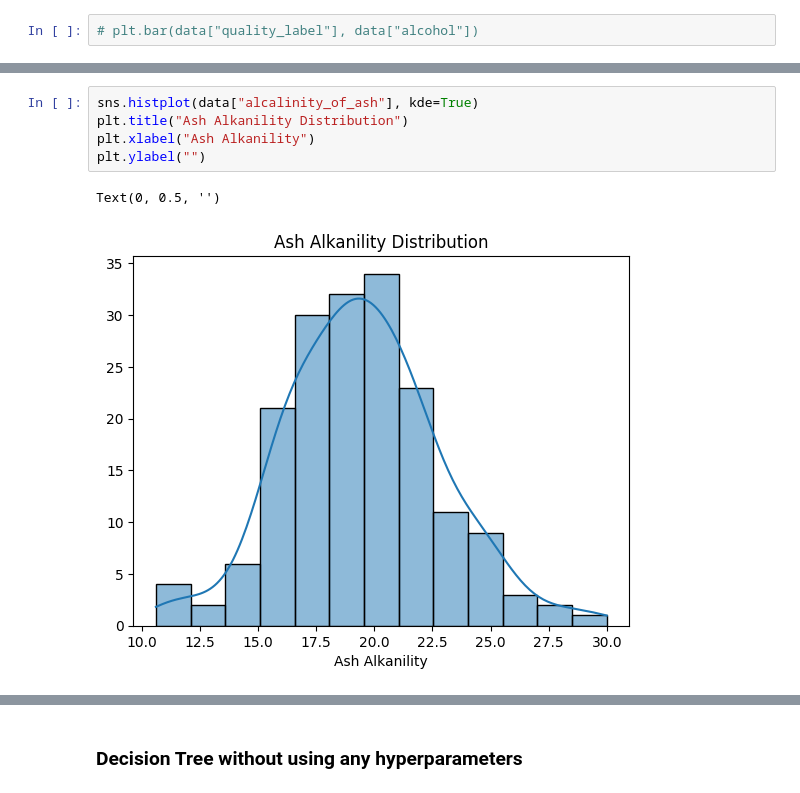
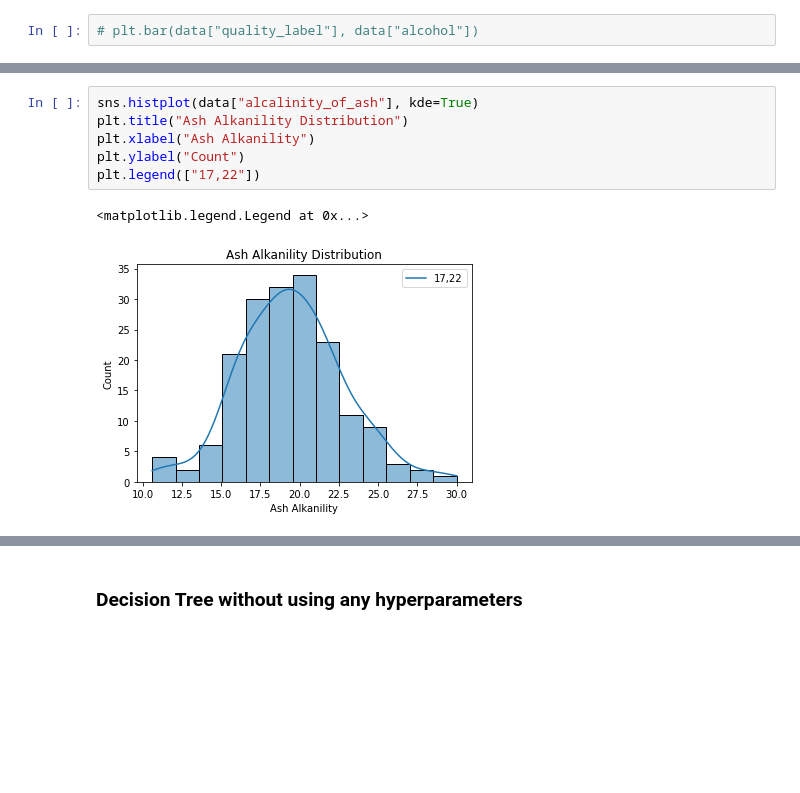
Before and after one commit to Kaustuv-Karki/Data-mining, a Jupyter notebook: DecisionTree/DecisionTree.ipynb, the cells around one changed output, grey strips where cells are left out. Cells and saved outputs as stored; diff of their text form; blank space fills up the shorter version.

```diff
--- a/DecisionTree/DecisionTree.ipynb
+++ b/DecisionTree/DecisionTree.ipynb
@@ -216,11 +219,12 @@ Text(0, 0.5, '')
 # %%
 sns.histplot(data["alcalinity_of_ash"], kde=True)
 plt.title("Ash Alkanility Distribution")
 plt.xlabel("Ash Alkanility")
-plt.ylabel("")
+plt.ylabel("Count")
+plt.legend(["17,22"])
 # %% [output]
-Text(0, 0.5, '')
+<matplotlib.legend.Legend at 0x...>
-[figure, old version]
+[figure, new version]
 # %%
 sns.histplot(data["magnesium"], kde=True)
 plt.title("Magnesium Distribution")
```
Also changed, not shown: parts of 39 cells of this notebook, 6 other files.
